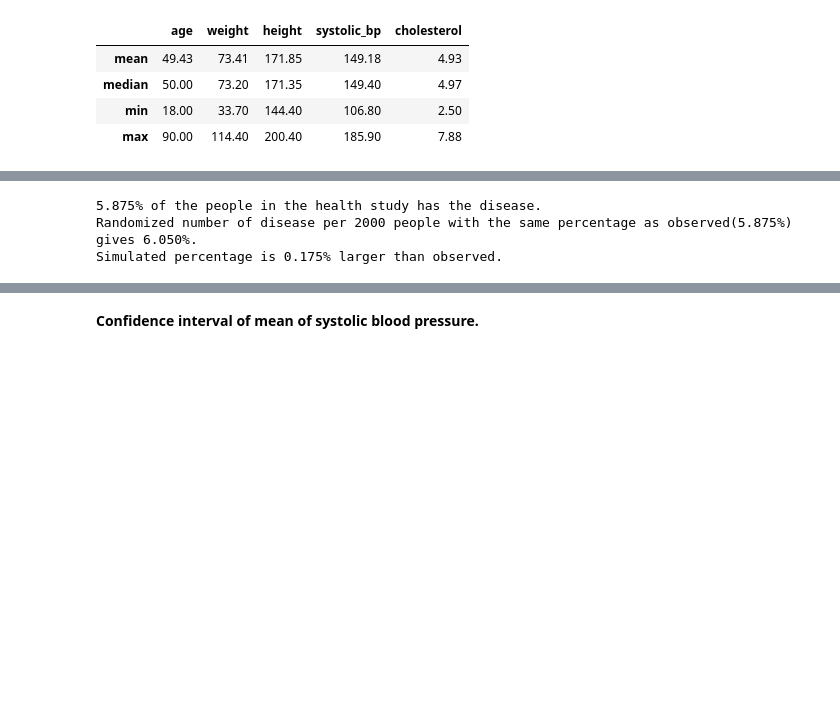
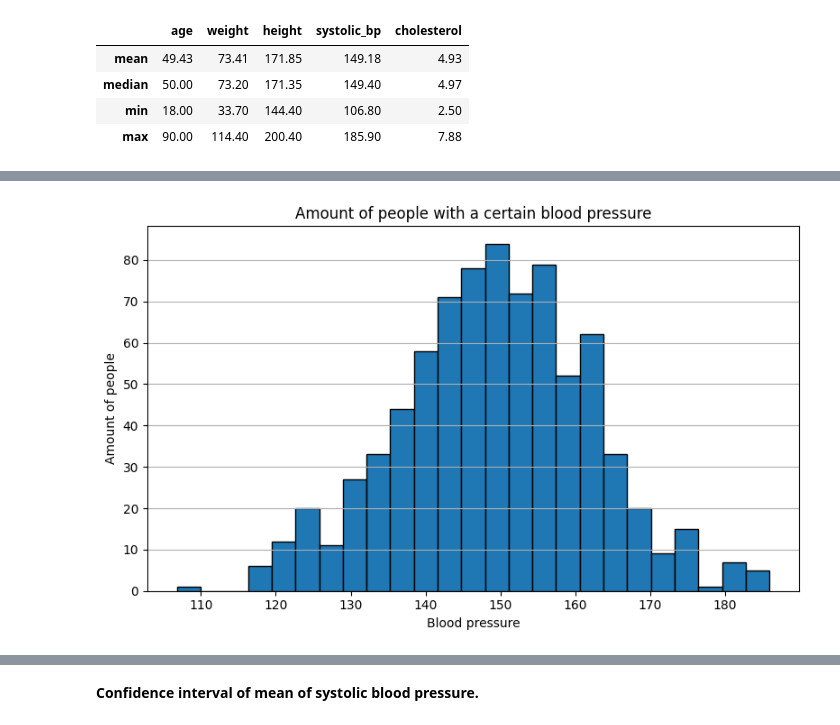
Before and after one commit to Ahlarn87/Halsostudie, a Jupyter notebook: health_study.ipynb, the cells around one changed output, grey strips where cells are left out. Drawn from its saved outputs; the diff is of its cells as text; code cells hidden in the pictures; blank space fills up the shorter version.

```diff
--- a/health_study.ipynb
+++ b/health_study.ipynb
@@ -268,6 +72,12 @@ data_set.bp_by_smoker_viz()
-# %%
-data_set.compare_disease(n = 2000)
-# %% [output]
-5.875% of the people in the health study has the disease.
-Randomized number of disease per 2000 people with the same percentage as observed(5.875%) gives 6.050%.
-Simulated percentage is 0.175% larger than observed.
+# %%
+fig, ax = plt.subplots(figsize=(8, 5))
+
+ax.hist(data_set["systolic_bp"], bins = 25, edgecolor="black")
+ax.set_title("Amount of people with a certain blood pressure")
+ax.set_xlabel("Blood pressure")
+ax.set_ylabel("Amount of people")
+ax.grid(True, axis="y")
+plt.tight_layout()
+plt.show()
+# %% [output]
+[figure, added]
```
Also changed, not shown: parts of 11 cells of this notebook.
